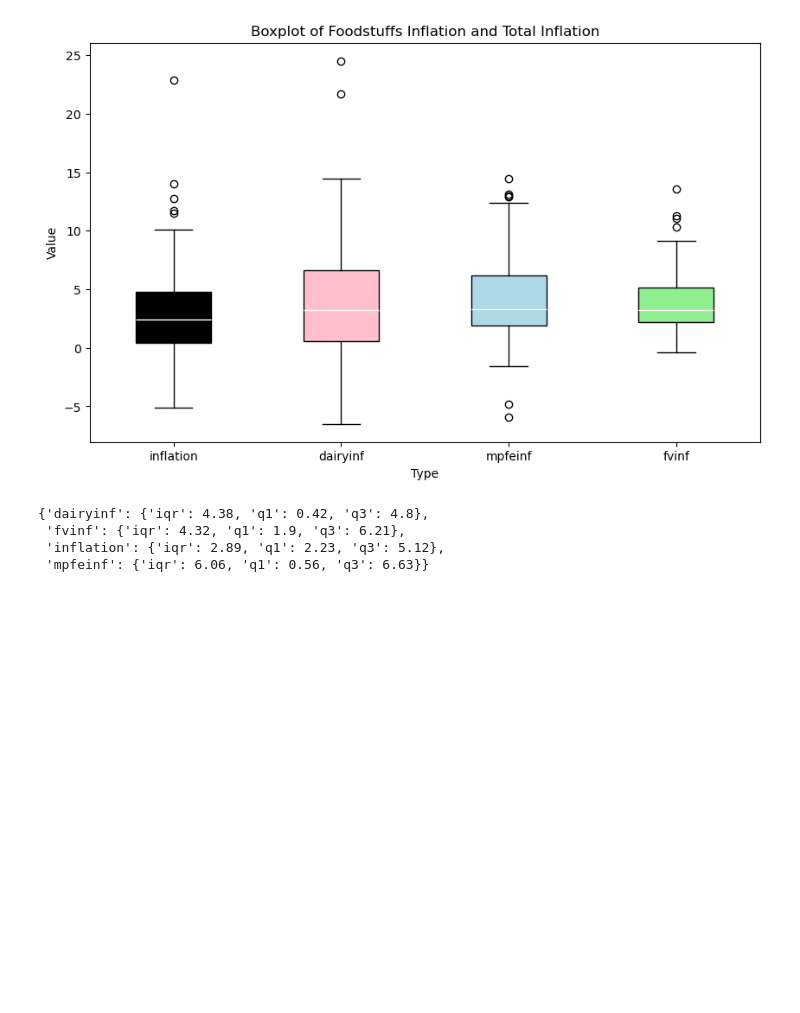
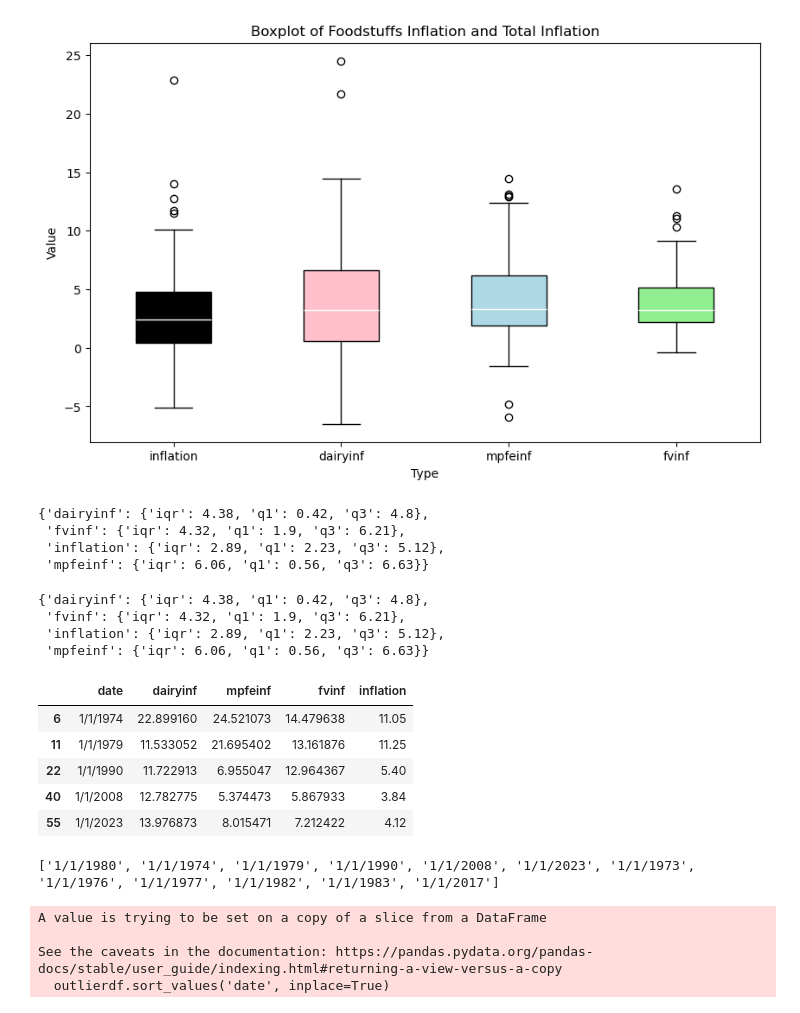
Before and after one commit to leowheeler1/InflationTrendsAnalysis, a Jupyter notebook: datawork.ipynb, the cells around one changed output. Saved outputs shown, nothing was run; the diff lists cells and outputs as text; code cells hidden in the pictures; blank space fills up the shorter version.

Commit message:
debugged error, duplicate values in csv

```diff
--- a/datawork.ipynb
+++ b/datawork.ipynb
@@ -282,16 +297,46 @@ ppr(outputdict)
  'fvinf': {'iqr': 4.32, 'q1': 1.9, 'q3': 6.21},
  'inflation': {'iqr': 2.89, 'q1': 2.23, 'q3': 5.12},
  'mpfeinf': {'iqr': 6.06, 'q1': 0.56, 'q3': 6.63}}
+# %%
+ppr(outputdict)
+# %% [output]
+{'dairyinf': {'iqr': 4.38, 'q1': 0.42, 'q3': 4.8},
+ 'fvinf': {'iqr': 4.32, 'q1': 1.9, 'q3': 6.21},
+ 'inflation': {'iqr': 2.89, 'q1': 2.23, 'q3': 5.12},
+ 'mpfeinf': {'iqr': 6.06, 'q1': 0.56, 'q3': 6.63}}
+# %%
+outdict['dairyinf']
+# %% [output]
+|  | date | dairyinf | mpfeinf | fvinf | inflation |
+| 6 | 1/1/1974 | 22.899160 | 24.521073 | 14.479638 | 11.05 |
+| 11 | 1/1/1979 | 11.533052 | 21.695402 | 13.161876 | 11.25 |
+| 22 | 1/1/1990 | 11.722913 | 6.955047 | 12.964367 | 5.40 |
+| 40 | 1/1/2008 | 12.782775 | 5.374473 | 5.867933 | 3.84 |
+| 55 | 1/1/2023 | 13.976873 | 8.015471 | 7.212422 | 4.12 |
+# %%
+i = 0
+outdict = {}
+for key, val in outputdict.items():
+    filterdf = mergedf[(mergedf[key]>(val['q3']+1.5*iqr))|(mergedf[key]<(val['q1']-1.5*iqr))]
+    filterdf.reset_index(drop=True, inplace=True)
+    outdict[key] = filterdf
+yearlist = []
+for key in outdict.keys():
+    out = outdict[key]['date']
+    yearlist.append(out)
+outliers = []
+for row in yearlist:
+    for item in row:
+        if item in outliers:
+            pass
+        else:
+            outliers.append(item)
+
+print(outliers)
+# %% [output]
+['1/1/1980', '1/1/1974', '1/1/1979', '1/1/1990', '1/1/2008', '1/1/2023', '1/1/1973', '1/1/1976', '1/1/1977', '1/1/1982', '1/1/1983', '1/1/2017']
 # %%
-i = 0
-outdict = {}
-for key, val in outputdict.items():
-    filterdf = mergedf[(mergedf[key]>(val['q3']+1.5*iqr))|(mergedf[key]<(val['q1']-1.5*iqr))]
-    outdict[key] = filterdf
-outlist = []
-for key, outdf in outdict.items():
-    outlist.append(outdf)
-outlierdf = pd.concat(outlist, ignore_index=True)
+outlierdf = mergedf[mergedf['date'].isin(outliers)]
 outlierdf.sort_values('date', inplace=True)
 outlierdf
 outlierdf.to_csv('outlier_inflation_years.csv')
@@ -301,3 +346,8 @@ outlierdf.to_csv('outlier_inflation_years.csv')
 # These years could be indicitave of several things:
 #  - The beginning of a recession
 #  - Shortage of supplies for a given industry
+# %% [output]
+A value is trying to be set on a copy of a slice from a DataFrame
+
+See the caveats in the documentation: https://pandas.pydata.org/pandas-docs/stable/user_guide/indexing.html#returning-a-view-versus-a-copy
+  outlierdf.sort_values('date', inplace=True)
```
Also changed, not shown: parts of 8 cells of this notebook, 2 other files.
